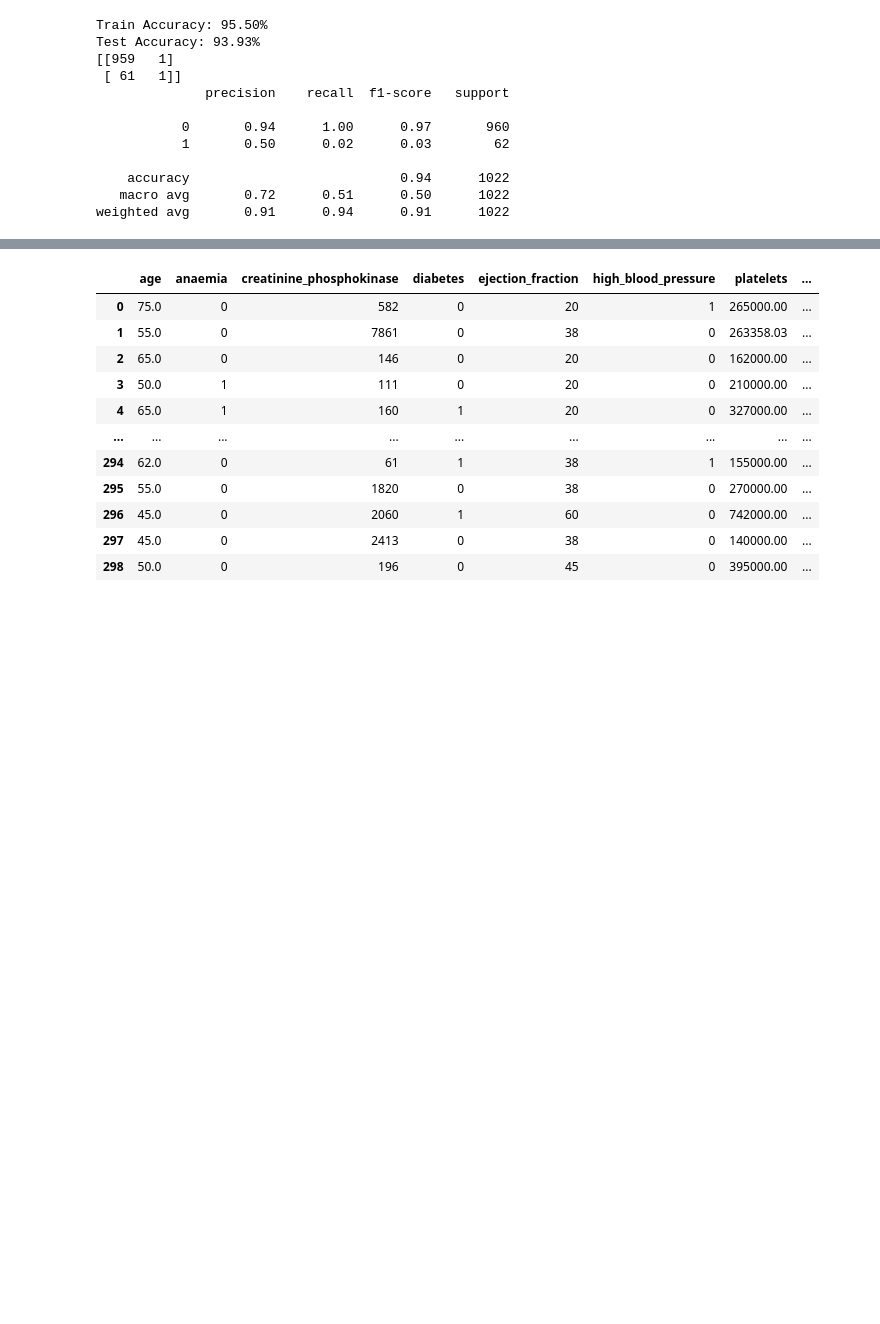
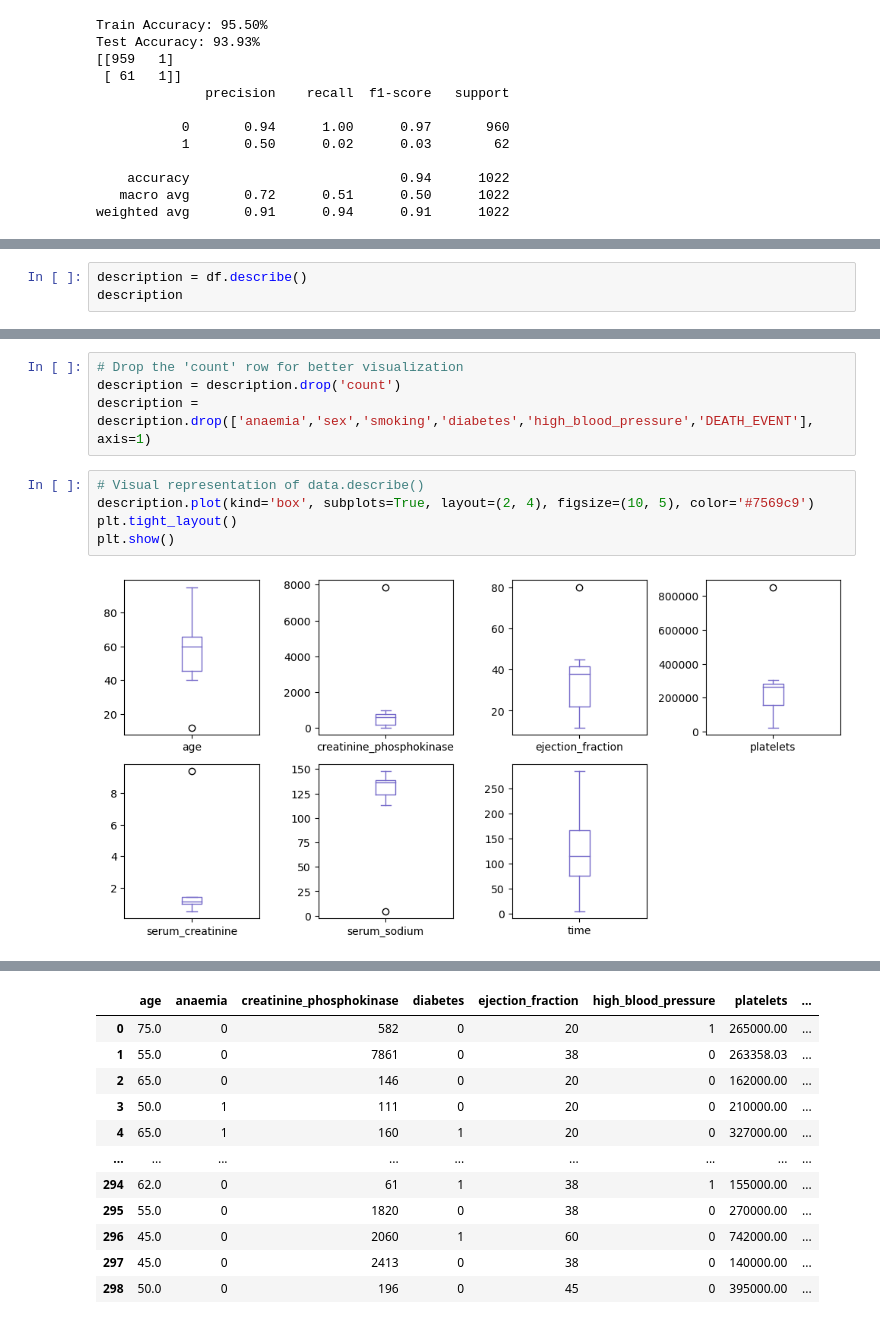
Before and after one commit to Yutong-Lu/Datathon-2, a Jupyter notebook: Yutong-Datathon#2.ipynb, the cells around one changed output, grey strips where cells are left out. Saved outputs shown, nothing was run; the diff lists cells and outputs as text; blank space fills up the shorter version.

```diff
--- a/Yutong-Datathon#2.ipynb
+++ b/Yutong-Datathon#2.ipynb
@@ -341,3 +342,6 @@ df.head()
 | 2 | 65.0 | 0 | 146 | 0 | 20 | 0 | 162000.00 | ... |
 | 3 | 50.0 | 1 | 111 | 0 | 20 | 0 | 210000.00 | ... |
 | 4 | 65.0 | 1 | 160 | 1 | 20 | 0 | 327000.00 | ... |
+# %%
+description = df.describe()
+description
@@ -343,0 +358,11 @@ df.head()
+# %%
+# Drop the 'count' row for better visualization
+description = description.drop('count')
+description = description.drop(['anaemia','sex','smoking','diabetes','high_blood_pressure','DEATH_EVENT'], axis=1)
+# %%
+# Visual representation of data.describe()
+description.plot(kind='box', subplots=True, layout=(2, 4), figsize=(10, 5), color='#7569c9')
+plt.tight_layout()
+plt.show()
+# %% [output]
+[figure, added]
```
Also changed, not shown: parts of 11 cells of this notebook.
